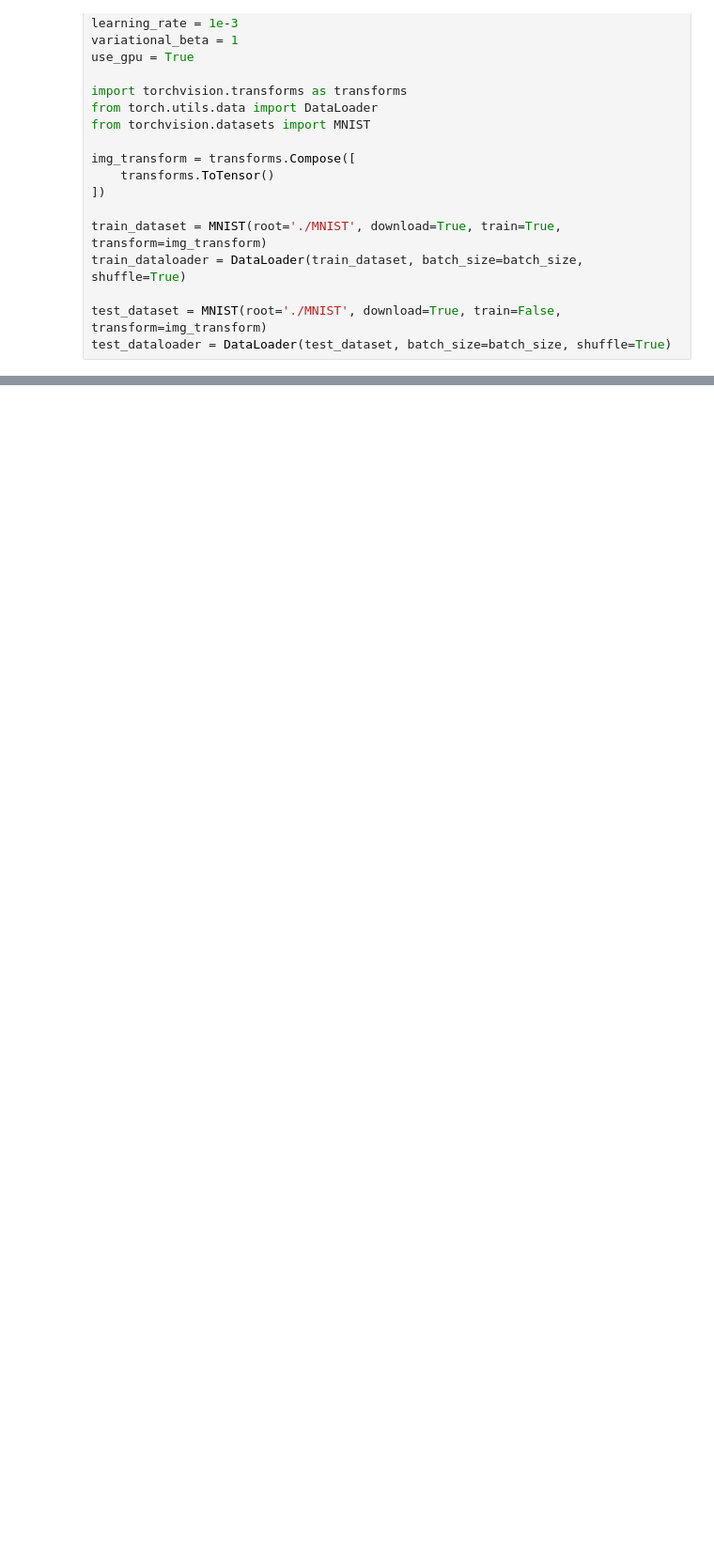
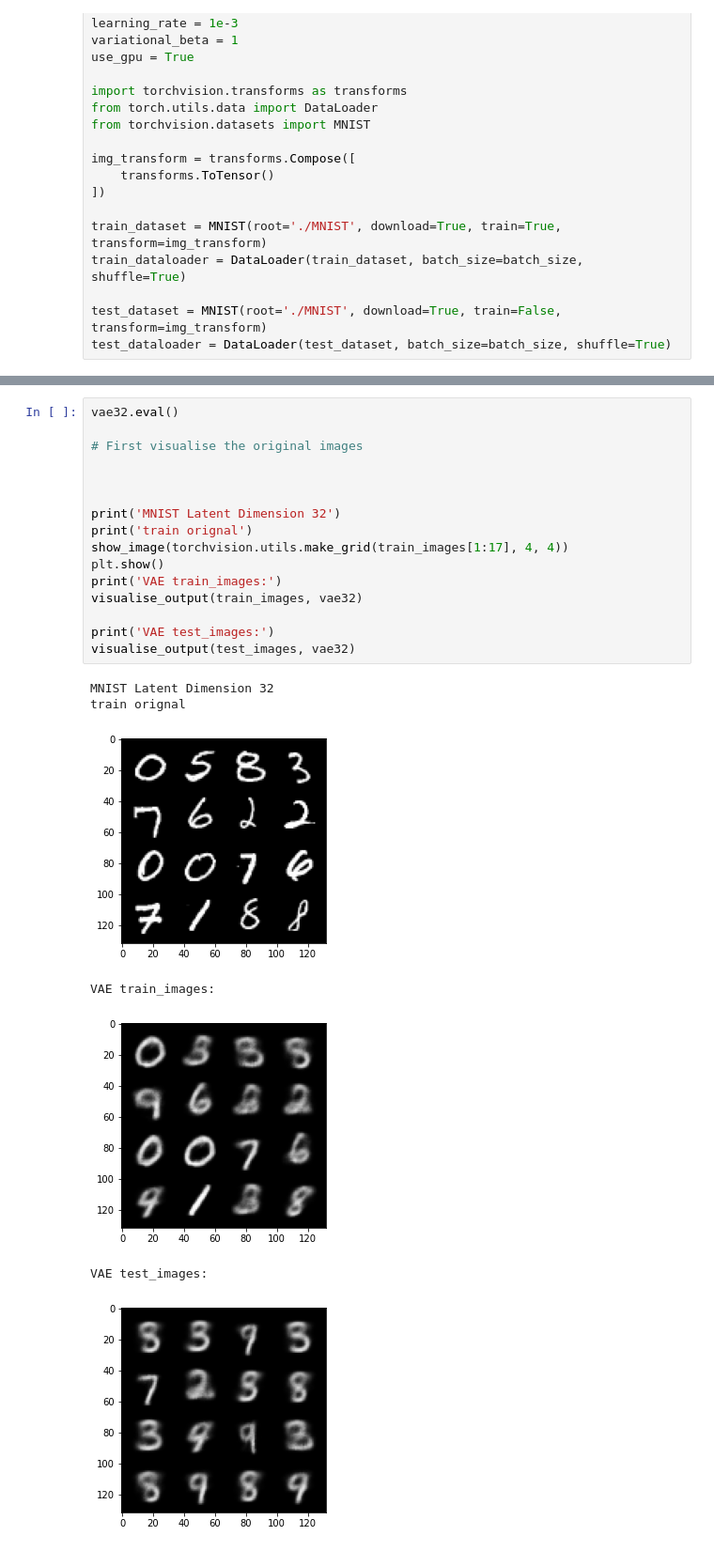
Before and after one commit to Fritingo/hw, a Jupyter notebook: gan/VAE.ipynb, the cells around one changed output, grey strips where cells are left out. Shown at 94% size. Cells and saved outputs as stored; diff of their text form; blank space fills up the shorter version.

```diff
--- a/gan/VAE.ipynb
+++ b/gan/VAE.ipynb
@@ -293,0 +374,24 @@ plt.show()
+# %%
+vae32.eval()
+
+# First visualise the original images
+
+
+
+print('MNIST Latent Dimension 32')
+print('train orignal')
+show_image(torchvision.utils.make_grid(train_images[1:17], 4, 4))
+plt.show()
+print('VAE train_images:')
+visualise_output(train_images, vae32)
+
+print('VAE test_images:')
+visualise_output(test_images, vae32)
+# %% [output]
+MNIST Latent Dimension 32
+train orignal
+[figure, added]
+VAE train_images:
+[figure, added]
+VAE test_images:
+[figure, added]
```
Also changed, not shown: parts of 13 cells of this notebook, 8 other files.
